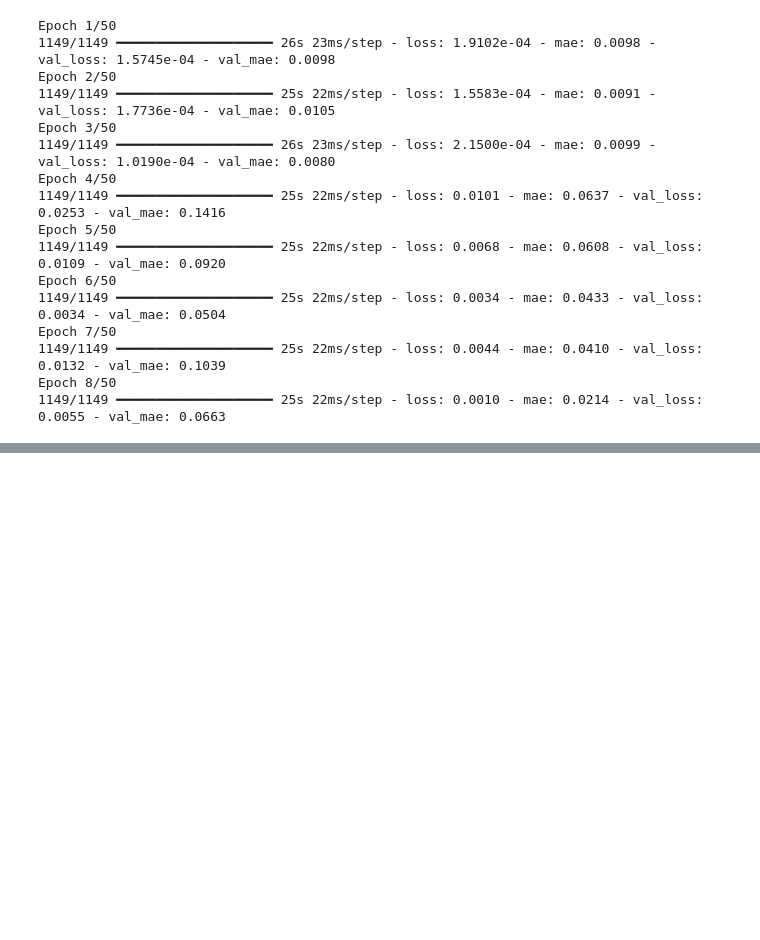
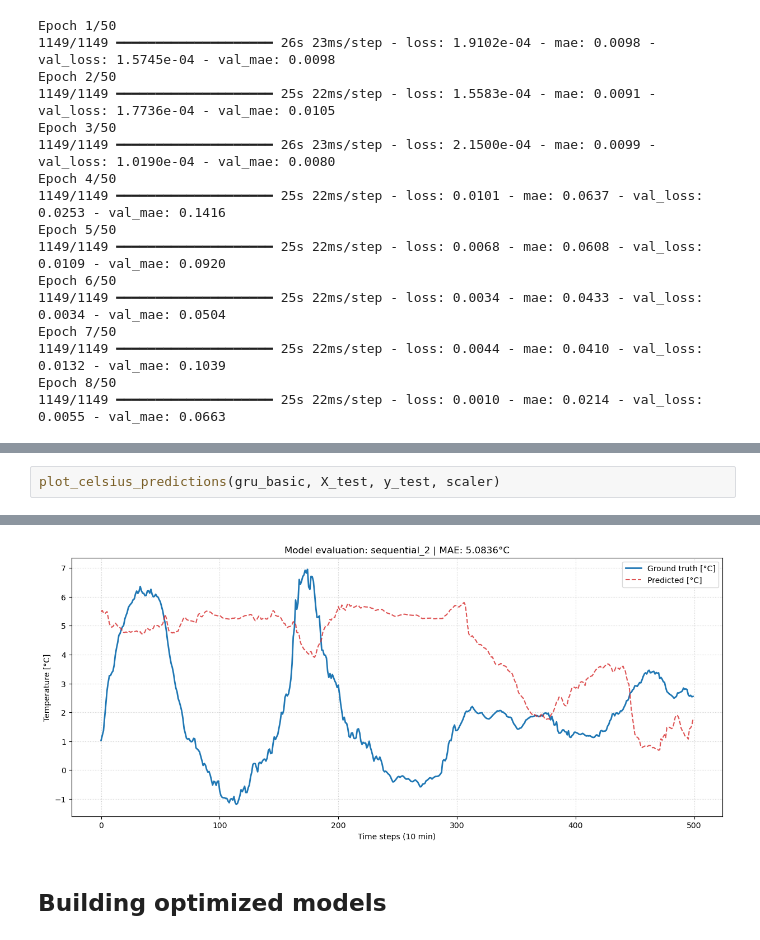
Before and after one commit to MrWlobo/Weather-Forecasting, a Jupyter notebook: main.ipynb, the cells around one changed output, grey strips where cells are left out. Drawn from its saved outputs; the diff is of its cells as text; blank space fills up the shorter version.

```diff
--- a/main.ipynb
+++ b/main.ipynb
@@ -366,0 +402,3 @@ Epoch 8/50
+# %%
+plot_celsius_predictions(gru_basic, X_test, y_test, scaler)
+# %% [output]
@@ -366,0 +406,3 @@ Epoch 8/50
+[figure, added]
+# %% [markdown]
+## Building optimized models
```
Also changed, not shown: parts of 12 cells of this notebook.
